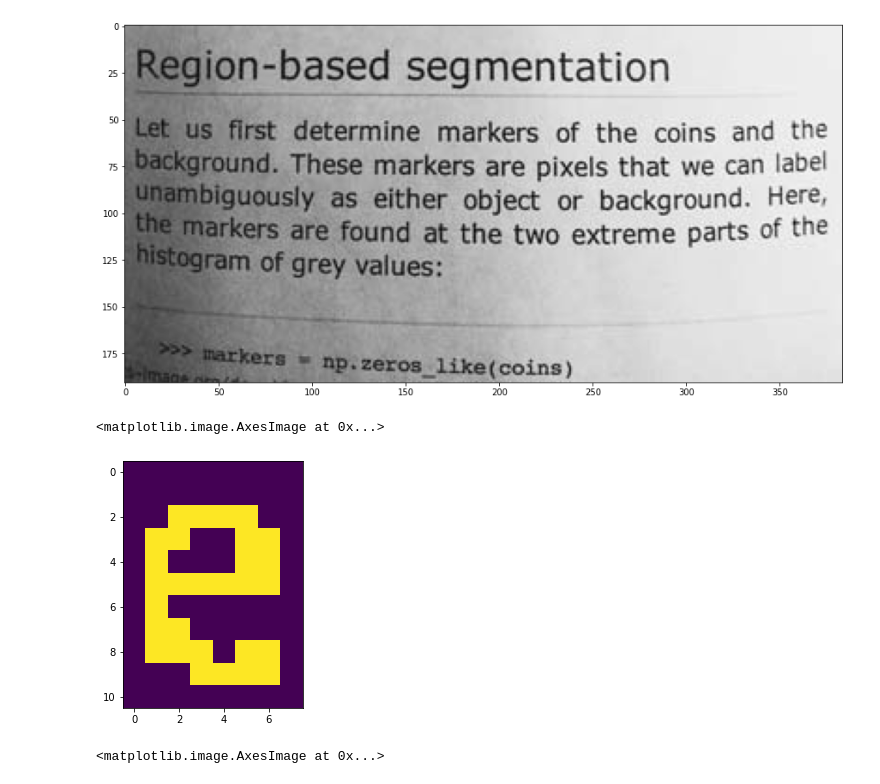
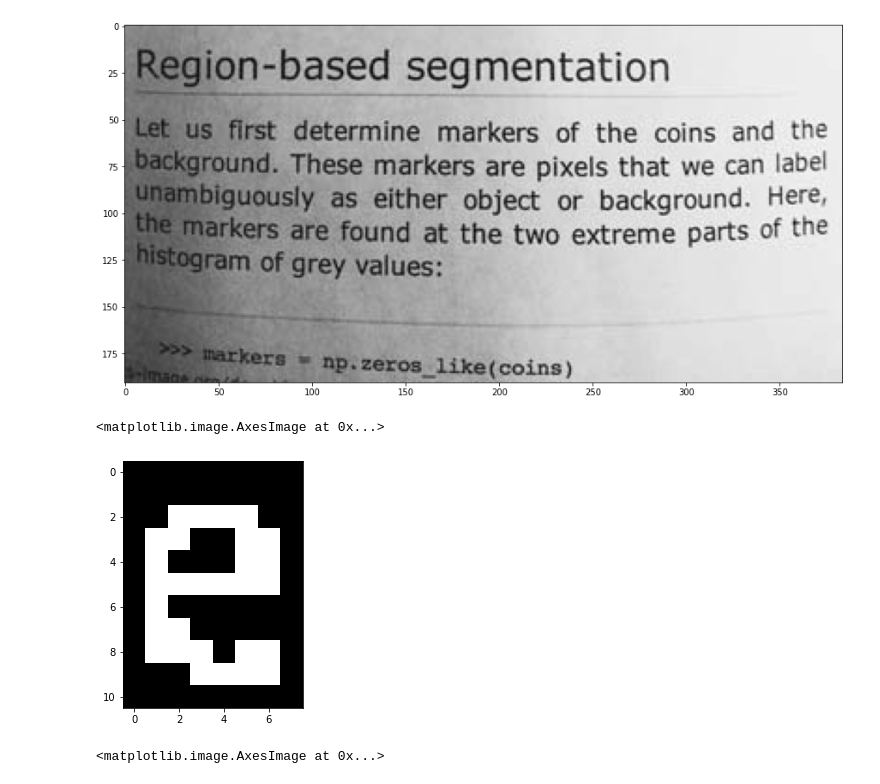
Before and after one commit to stanislav215/computer_vision, a Jupyter notebook: lab5/5. Konvolúcia .ipynb, the cells around one changed output. Cells and saved outputs as stored; diff of their text form; code cells hidden in the pictures.

```diff
--- a/lab5/5. Konvolúcia .ipynb
+++ b/lab5/5. Konvolúcia .ipynb
@@ -157,14 +157,14 @@ plt.imshow(data.page(), cmap="gray")
 # %%
 img_with_text = exposure.equalize_adapthist(data.page()) < 0.35
 plt.figure(figsize=(15,10))
 plt.subplot(211)
 plt.imshow(img_with_text)
 kernel  = transform.rotate(img_with_text[104:115, 63:71],180)
 plt.subplot(222)
-plt.imshow(transform.rotate(kernel,180))
+plt.imshow(transform.rotate(kernel,180),cmap="gray")
 # %% [output]
 <matplotlib.image.AxesImage at 0x...>
-[figure, old version]
+[figure, new version]
 # %%
 plt.figure(figsize=(15,10))
 
```
Also changed, not shown: parts of 3 cells of this notebook.
